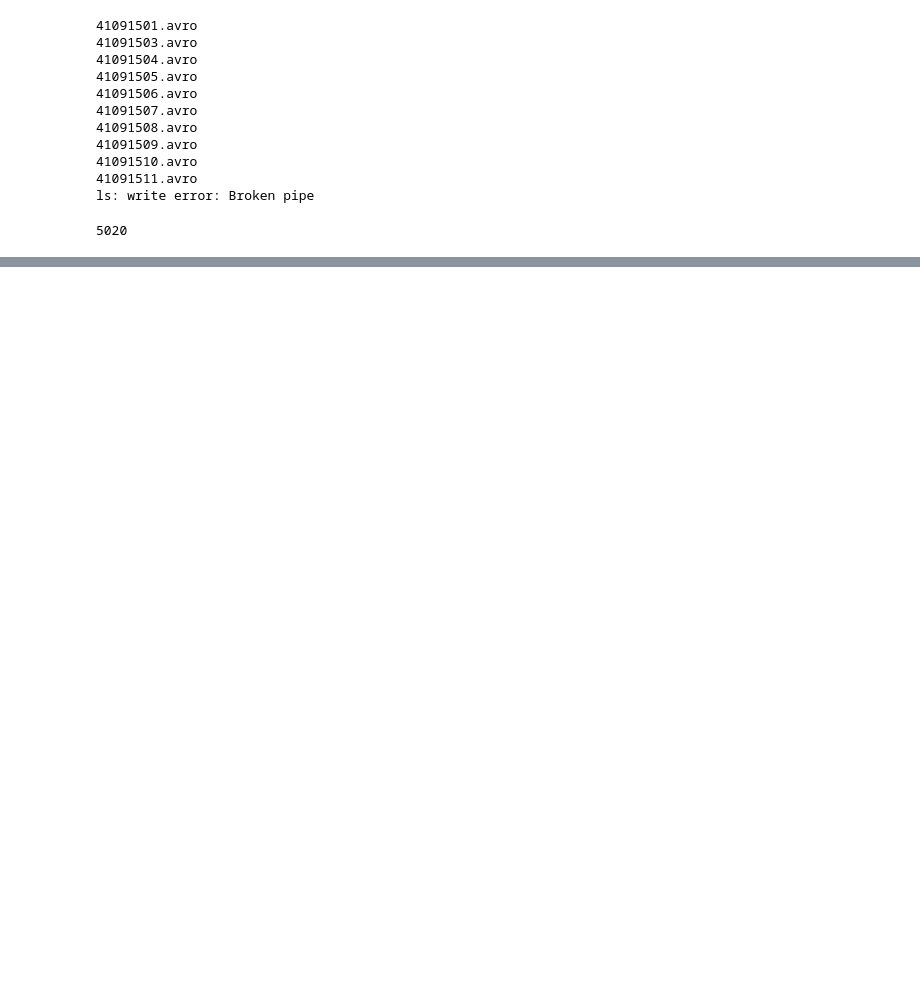
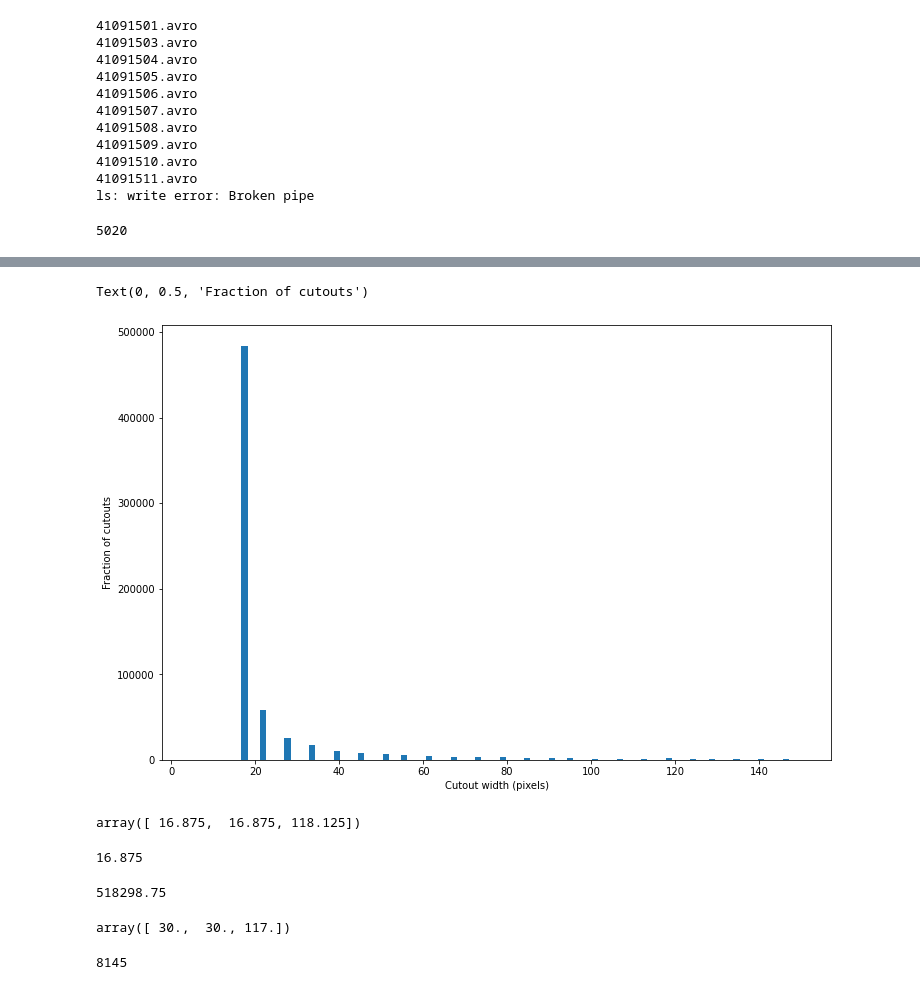
Before and after one commit to lsst-dm/ap_pipe-notebooks, a Jupyter notebook: DM-25930-alert_sizes.ipynb, the cells around one changed output, grey strips where cells are left out. Drawn from its saved outputs; the diff is of its cells as text; code cells hidden in the pictures; blank space fills up the shorter version.

```diff
--- a/DM-25930-alert_sizes.ipynb
+++ b/DM-25930-alert_sizes.ipynb
@@ -125,0 +212,31 @@ print(ct)
+# %%
+fig = plt.figure(figsize=(12,8))
+_=plt.hist(sizes_bytes_array/1024,bins=np.linspace(5,150,100))#,cumulative=True)
+#plt.xscale('log')
+#plt.yscale('log')
+#plt.xlim(25,1000)
+plt.xlabel('Cutout width (pixels)')
+plt.ylabel('Fraction of cutouts')
+# %% [output]
+Text(0, 0.5, 'Fraction of cutouts')
+[figure, added]
+# %%
+np.percentile(sizes_bytes_array,[5,50,95])/1024
+# %% [output]
+array([ 16.875,  16.875, 118.125])
+# %%
+np.min(sizes_bytes_array)/1024
+# %% [output]
+16.875
+# %%
+np.max(sizes_bytes_array)/1024
+# %% [output]
+518298.75
+# %%
+np.percentile(pixel_sizes_array,[5,50,95])
+# %% [output]
+array([ 30.,  30., 117.])
+# %%
+np.max(pixel_sizes_array)
+# %% [output]
+8145
```
Also changed, not shown: parts of 31 cells of this notebook.
